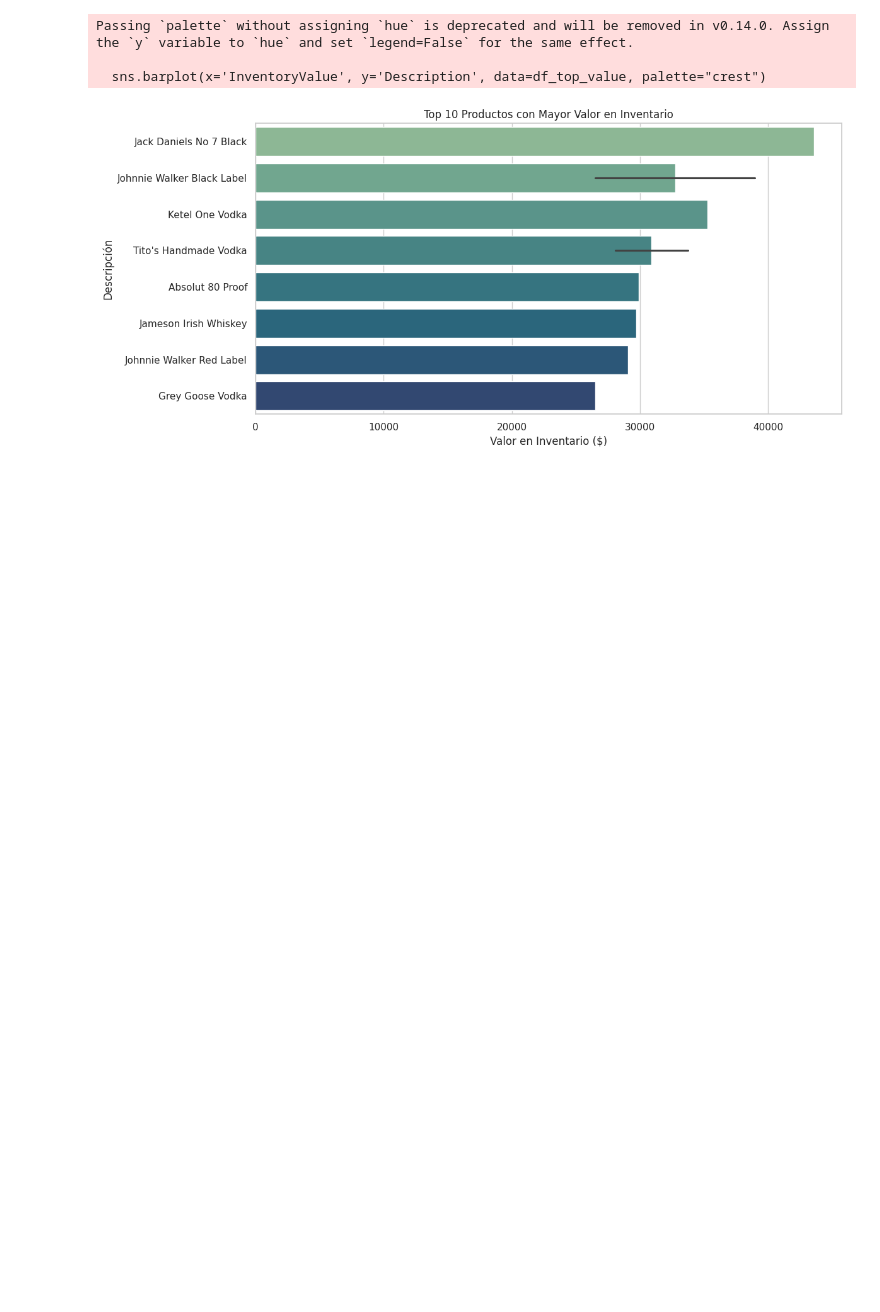
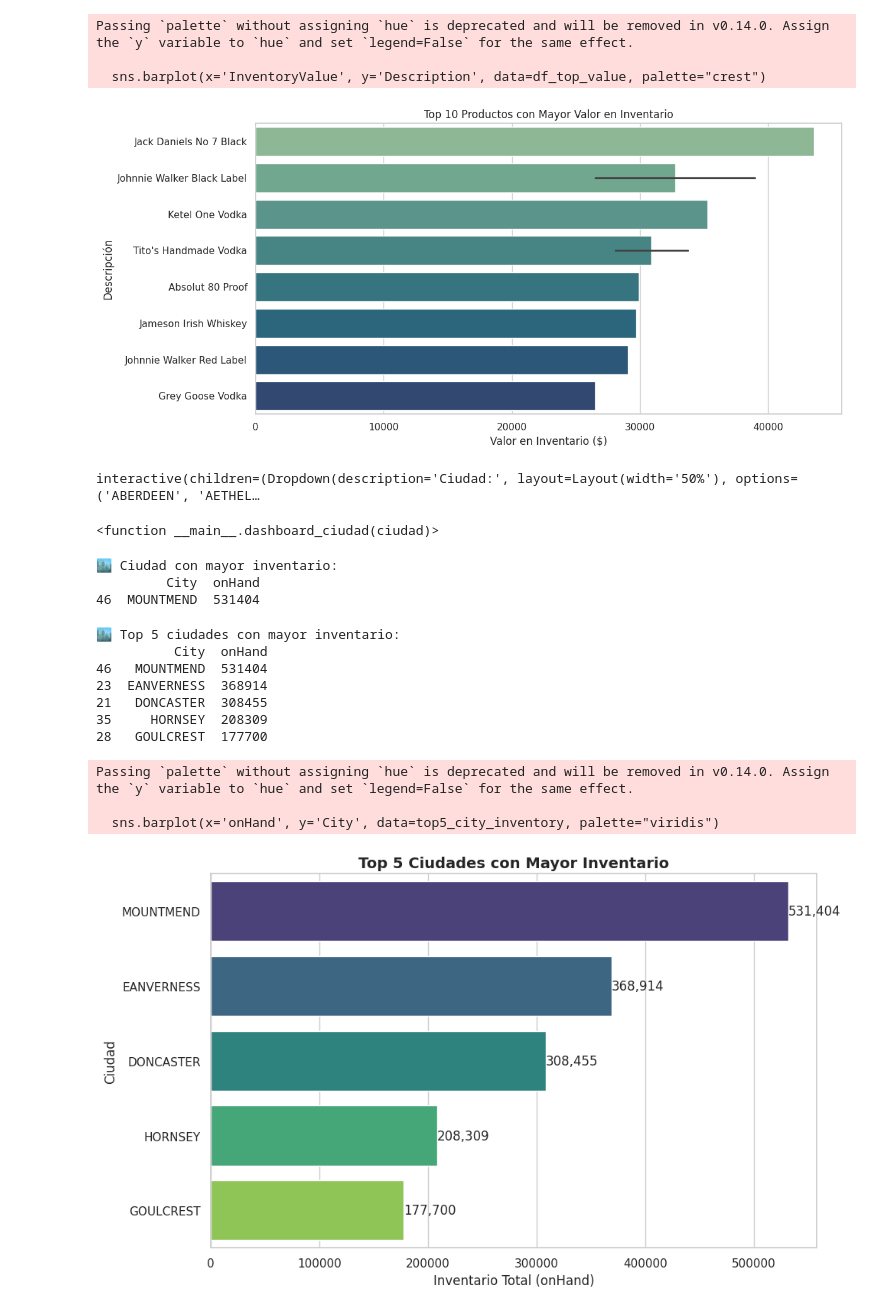
Before and after one commit to RaksoIngenieria/Data-Analytics, a Jupyter notebook: AromasDelValle.ipynb, the cells around one changed output. Saved outputs shown, nothing was run; the diff lists cells and outputs as text; code cells hidden in the pictures; blank space fills up the shorter version.

```diff
--- a/AromasDelValle.ipynb
+++ b/AromasDelValle.ipynb
@@ -421,3 +422,65 @@ def dashboard_ciudad(ciudad):
     plt.ylabel("Ciudad")
     plt.legend()
     plt.show()
+
+# ==========================
+# Widget interactivo
+# ==========================
+ciudades = sorted(df['City'].dropna().unique())
+widget_ciudad = widgets.Dropdown(options=ciudades, description="Ciudad:", style={'description_width':'80px'}, layout=widgets.Layout(width='50%'))
+widgets.interact(dashboard_ciudad, ciudad=widget_ciudad)
+# %% [output]
+interactive(children=(Dropdown(description='Ciudad:', layout=Layout(width='50%'), options=('ABERDEEN', 'AETHEL…
+<function __main__.dashboard_ciudad(ciudad)>
+# %%
+# Agrupar por ciudad y sumar inventario
+df_city_inventory = df.groupby('City', as_index=False)['onHand'].sum()
+
+# Ordenar de mayor a menor inventario
+df_city_inventory_sorted = df_city_inventory.sort_values(by='onHand', ascending=False)
+
+# Mostrar la ciudad con mayor inventario
+top_city_inventory = df_city_inventory_sorted.head(1)
+print("🏙️ Ciudad con mayor inventario:")
+print(top_city_inventory)
+# %% [output]
+🏙️ Ciudad con mayor inventario:
+         City  onHand
+46  MOUNTMEND  531404
+# %%
+# Agrupar por ciudad y sumar inventario
+df_city_inventory = df.groupby('City', as_index=False)['onHand'].sum()
+
+# Ordenar de mayor a menor inventario
+df_city_inventory_sorted = df_city_inventory.sort_values(by='onHand', ascending=False)
+
+# Tomar el Top 5
+top5_city_inventory = df_city_inventory_sorted.head(5)
+print("🏙️ Top 5 ciudades con mayor inventario:")
+print(top5_city_inventory)
+
+# Graficar Top 5 ciudades
+plt.figure(figsize=(10,6))
+sns.barplot(x='onHand', y='City', data=top5_city_inventory, palette="viridis")
+plt.title("Top 5 Ciudades con Mayor Inventario", fontsize=14, weight='bold')
+plt.xlabel("Inventario Total (onHand)")
+plt.ylabel("Ciudad")
+
+# Agregar etiquetas con valores
+for index, value in enumerate(top5_city_inventory['onHand']):
+    plt.text(value + 5, index, f"{value:,}", va='center')
+
+plt.tight_layout()
+plt.show()
+# %% [output]
+🏙️ Top 5 ciudades con mayor inventario:
+          City  onHand
+46   MOUNTMEND  531404
+23  EANVERNESS  368914
+21   DONCASTER  308455
+35     HORNSEY  208309
+28   GOULCREST  177700
+Passing `palette` without assigning `hue` is deprecated and will be removed in v0.14.0. Assign the `y` variable to `hue` and set `legend=False` for the same effect.
+
+  sns.barplot(x='onHand', y='City', data=top5_city_inventory, palette="viridis")
+[figure, added]
```
Also changed, not shown: parts of 2 cells of this notebook.
